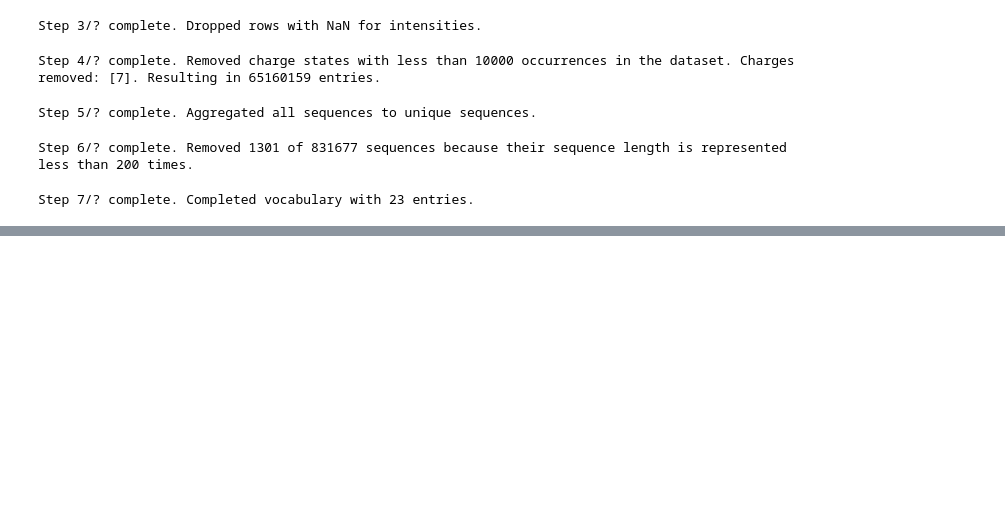
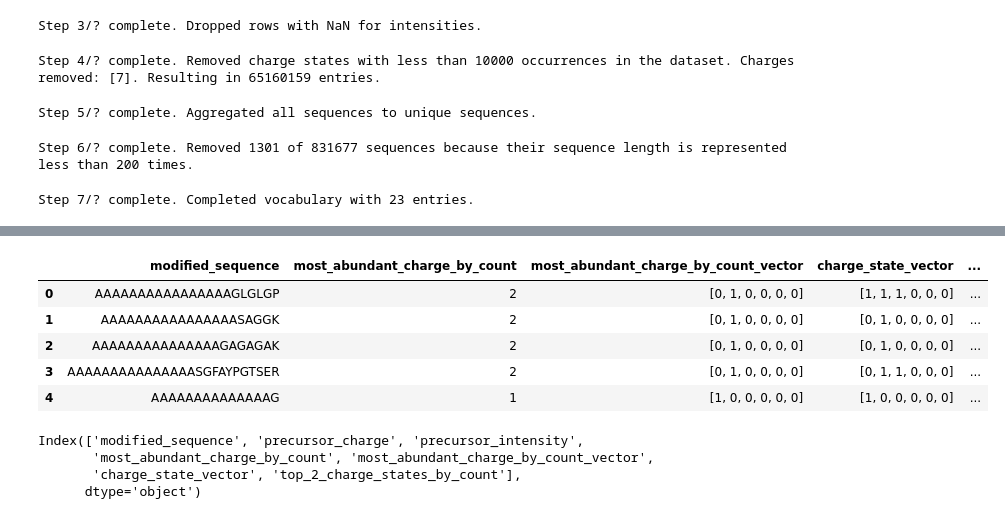
Before and after one commit to wilhelm-lab/dlomix, a Jupyter notebook: data_prep_dev.ipynb, the cells around one changed output, grey strips where cells are left out. Saved outputs shown, nothing was run; the diff lists cells and outputs as text; code cells hidden in the pictures; blank space fills up the shorter version.

```diff
--- a/data_prep_dev.ipynb
+++ b/data_prep_dev.ipynb
@@ -354,0 +420,17 @@ df
+# %%
+import_test = pd.read_parquet("dlomix/data/preprocessed_data.parquet")
+import_test.head()
+# %% [output]
+|  | modified_sequence | most_abundant_charge_by_count | most_abundant_charge_by_count_vector | charge_state_vector | ... |
+| 0 | AAAAAAAAAAAAAAAAGLGLGP | 2 | [0, 1, 0, 0, 0, 0] | [1, 1, 1, 0, 0, 0] | ... |
+| 1 | AAAAAAAAAAAAAAAASAGGK | 2 | [0, 1, 0, 0, 0, 0] | [0, 1, 0, 0, 0, 0] | ... |
+| 2 | AAAAAAAAAAAAAAAGAGAGAK | 2 | [0, 1, 0, 0, 0, 0] | [0, 1, 0, 0, 0, 0] | ... |
+| 3 | AAAAAAAAAAAAAAASGFAYPGTSER | 2 | [0, 1, 0, 0, 0, 0] | [0, 1, 1, 0, 0, 0] | ... |
+| 4 | AAAAAAAAAAAAAAG | 1 | [1, 0, 0, 0, 0, 0] | [1, 0, 0, 0, 0, 0] | ... |
+# %%
+df.columns
+# %% [output]
+Index(['modified_sequence', 'precursor_charge', 'precursor_intensity',
+       'most_abundant_charge_by_count', 'most_abundant_charge_by_count_vector',
+       'charge_state_vector', 'top_2_charge_states_by_count'],
+      dtype='object')
```
Also changed, not shown: parts of 18 cells of this notebook, 3 other files.
